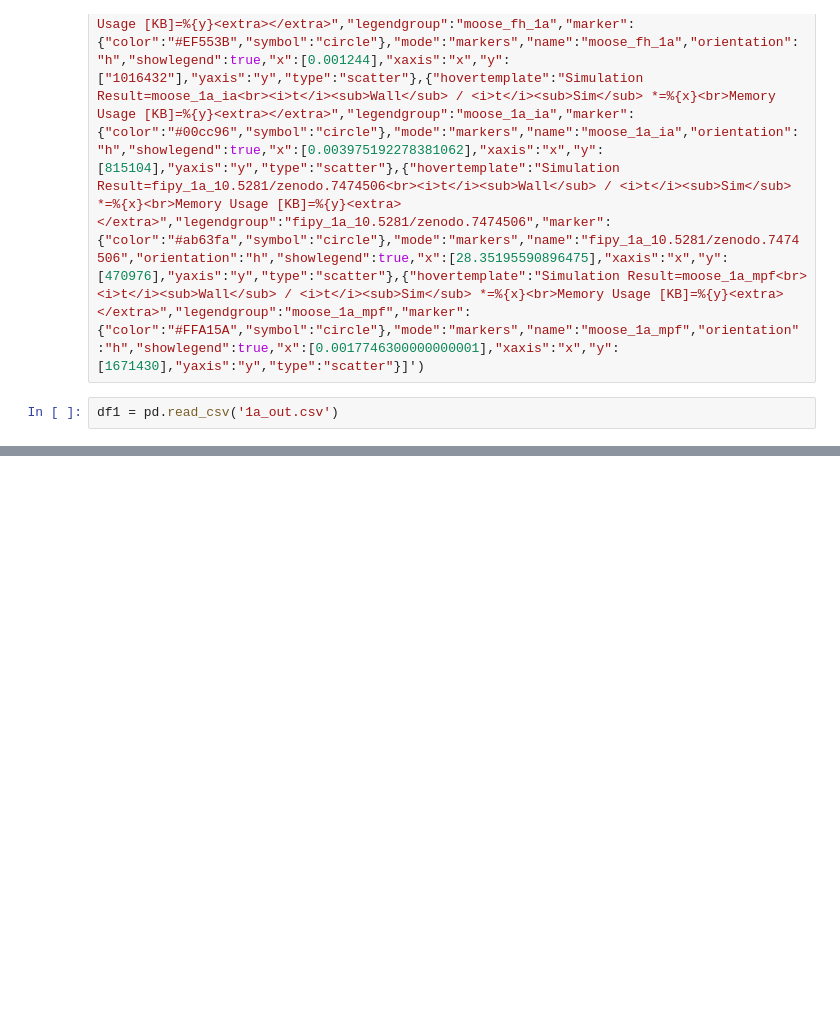
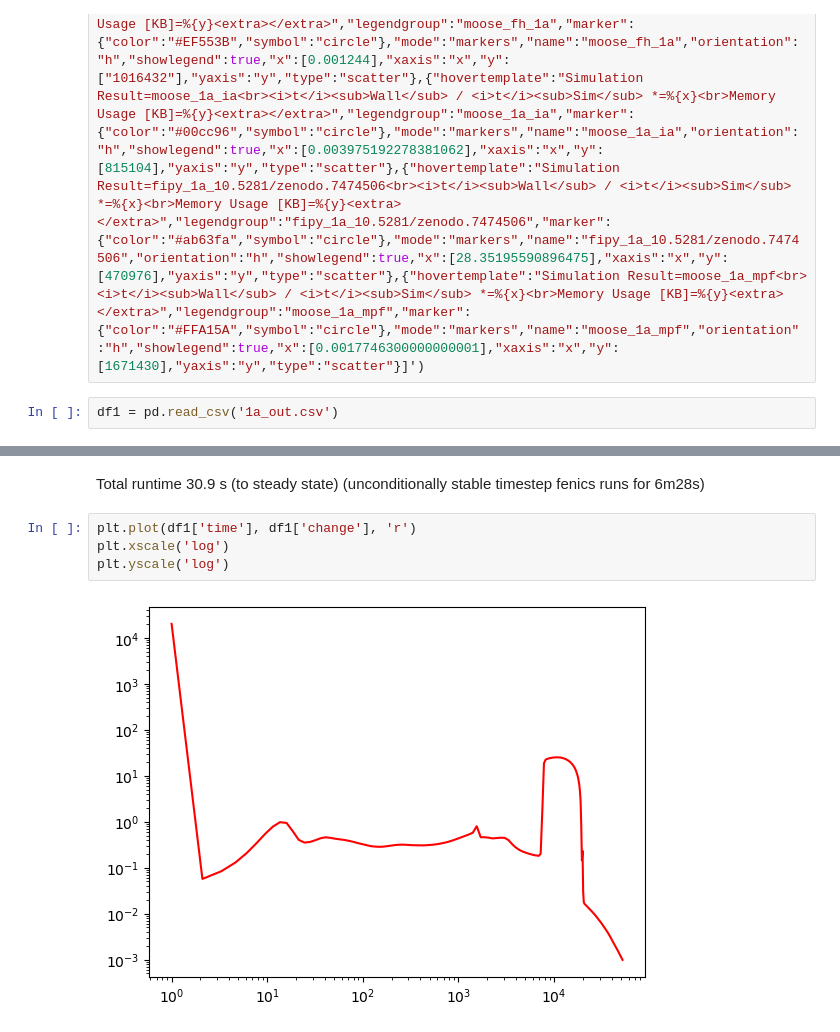
Before and after one commit to idaholab/swift, a Jupyter notebook: benchmarks/01_spinodal_decomposition/notebook.ipynb, the cells around one changed output, grey strips where cells are left out. Saved outputs shown, nothing was run; the diff lists cells and outputs as text; blank space fills up the shorter version.

```diff
--- a/benchmarks/01_spinodal_decomposition/notebook.ipynb
+++ b/benchmarks/01_spinodal_decomposition/notebook.ipynb
@@ -23,0 +35,9 @@ Text(0, 0.5, 'Simulated Free Energy [a.u.]')
+# %% [markdown]
+Total runtime 30.9 s (to steady state)
+(unconditionally stable timestep fenics runs for 6m28s)
+# %%
+plt.plot(df1['time'], df1['change'], 'r')
+plt.xscale('log')
+plt.yscale('log')
+# %% [output]
+[figure, added]
```
Also changed, not shown: parts of 2 cells of this notebook, 3 other files.
